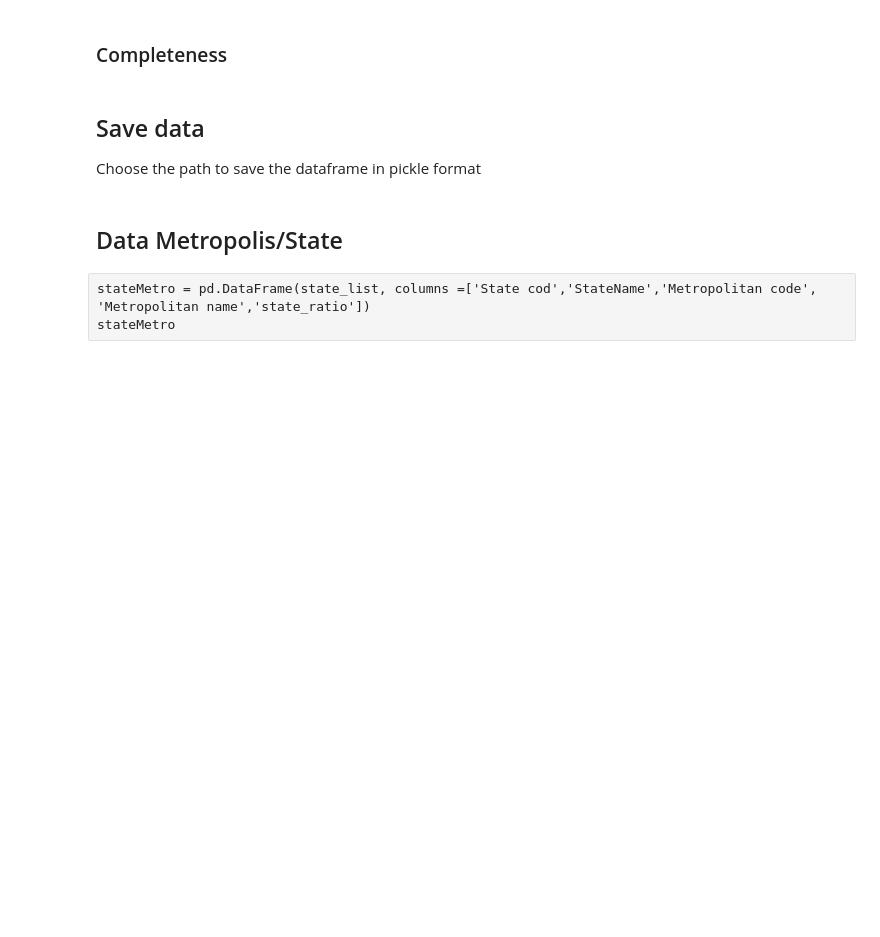
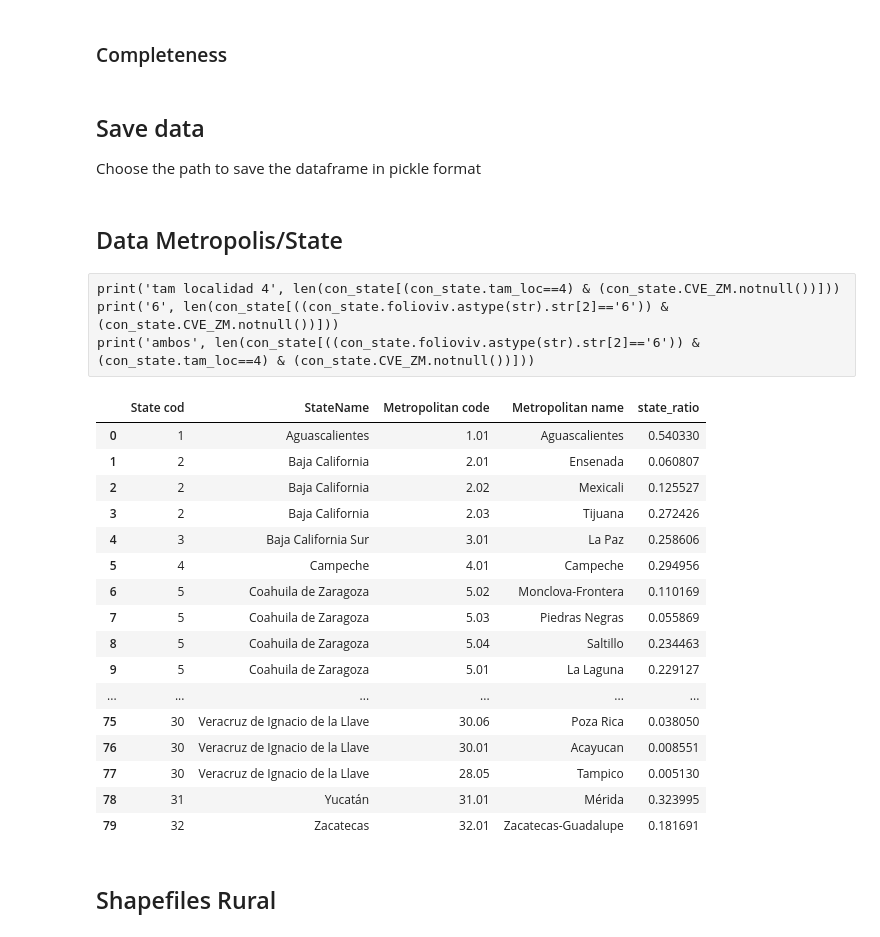
Before and after one commit to Sergio-Huezo/ResEleCon-MX, a Jupyter notebook: ENIGH data.ipynb, the cells around one changed output. Drawn from its saved outputs; the diff is of its cells as text; code cells hidden in the pictures; blank space fills up the shorter version.

```diff
--- a/ENIGH data.ipynb
+++ b/ENIGH data.ipynb
@@ -196,6 +223,10 @@ con_df.to_pickle(pkls + '\concentrador.pkl')
 dataRoot = r'D:\Tesis\Datos' #path of data folder
 year = '2018'
 con_state = extractENIGH(dataRoot, year, urban=False)
+# %% [raw]
+print('tam localidad 4', len(con_state[(con_state.tam_loc==4) & (con_state.CVE_ZM.notnull())]))
+print('6', len(con_state[((con_state.folioviv.astype(str).str[2]=='6')) & (con_state.CVE_ZM.notnull())]))
+print('ambos', len(con_state[((con_state.folioviv.astype(str).str[2]=='6')) & (con_state.tam_loc==4) & (con_state.CVE_ZM.notnull())]))
 # %%
 ZM_2015 = pd.read_csv(dataRoot + "\Zonas metropolitanas\ZM_2015.csv", encoding='latin-1', usecols=list(range(6)))
 zm_mapper = ZM_2015[['CVE_ZM','NOM_ZM']].drop_duplicates().set_index('CVE_ZM').to_dict()['NOM_ZM']
@@ -207,8 +238,28 @@ for state in con_state['estado'].unique():
         state_list.append([state, st_mapper[state], metro, zm_mapper[metro],
                           len(con_state[(con_state['CVE_ZM']==metro) & (con_state['tam_loc']!=4)
                                        & (con_state['estado']==state)])/len(con_state[con_state['estado']==state])])
-# %% [raw]
-stateMetro = pd.DataFrame(state_list, columns =['State cod','StateName','Metropolitan code', 'Metropolitan name','state_ratio'])
-stateMetro
+# %%
+stateMetro = pd.DataFrame(state_list, columns =['State cod','StateName','Metropolitan code', 'Metropolitan name','state_ratio'])
+stateMetro
+# %% [output]
+|  | State cod | StateName | Metropolitan code | Metropolitan name | state_ratio |
+| 0 | 1 | Aguascalientes | 1.01 | Aguascalientes | 0.540330 |
+| 1 | 2 | Baja California | 2.01 | Ensenada | 0.060807 |
+| 2 | 2 | Baja California | 2.02 | Mexicali | 0.125527 |
+| 3 | 2 | Baja California | 2.03 | Tijuana | 0.272426 |
+| 4 | 3 | Baja California Sur | 3.01 | La Paz | 0.258606 |
+| 5 | 4 | Campeche | 4.01 | Campeche | 0.294956 |
+| 6 | 5 | Coahuila de Zaragoza | 5.02 | Monclova-Frontera | 0.110169 |
+| 7 | 5 | Coahuila de Zaragoza | 5.03 | Piedras Negras | 0.055869 |
+| 8 | 5 | Coahuila de Zaragoza | 5.04 | Saltillo | 0.234463 |
+| 9 | 5 | Coahuila de Zaragoza | 5.01 | La Laguna | 0.229127 |
+| ... | ... | ... | ... | ... | ... |
+| 75 | 30 | Veracruz de Ignacio de la Llave | 30.06 | Poza Rica | 0.038050 |
+| 76 | 30 | Veracruz de Ignacio de la Llave | 30.01 | Acayucan | 0.008551 |
+| 77 | 30 | Veracruz de Ignacio de la Llave | 28.05 | Tampico | 0.005130 |
+| 78 | 31 | Yucatán | 31.01 | Mérida | 0.323995 |
+| 79 | 32 | Zacatecas | 32.01 | Zacatecas-Guadalupe | 0.181691 |
 # %%
 # stateMetro.to_clipboard(index=False)
+# %% [markdown]
+## Shapefiles Rural
```
Also changed, not shown: parts of 11 cells of this notebook, 4 other files.
